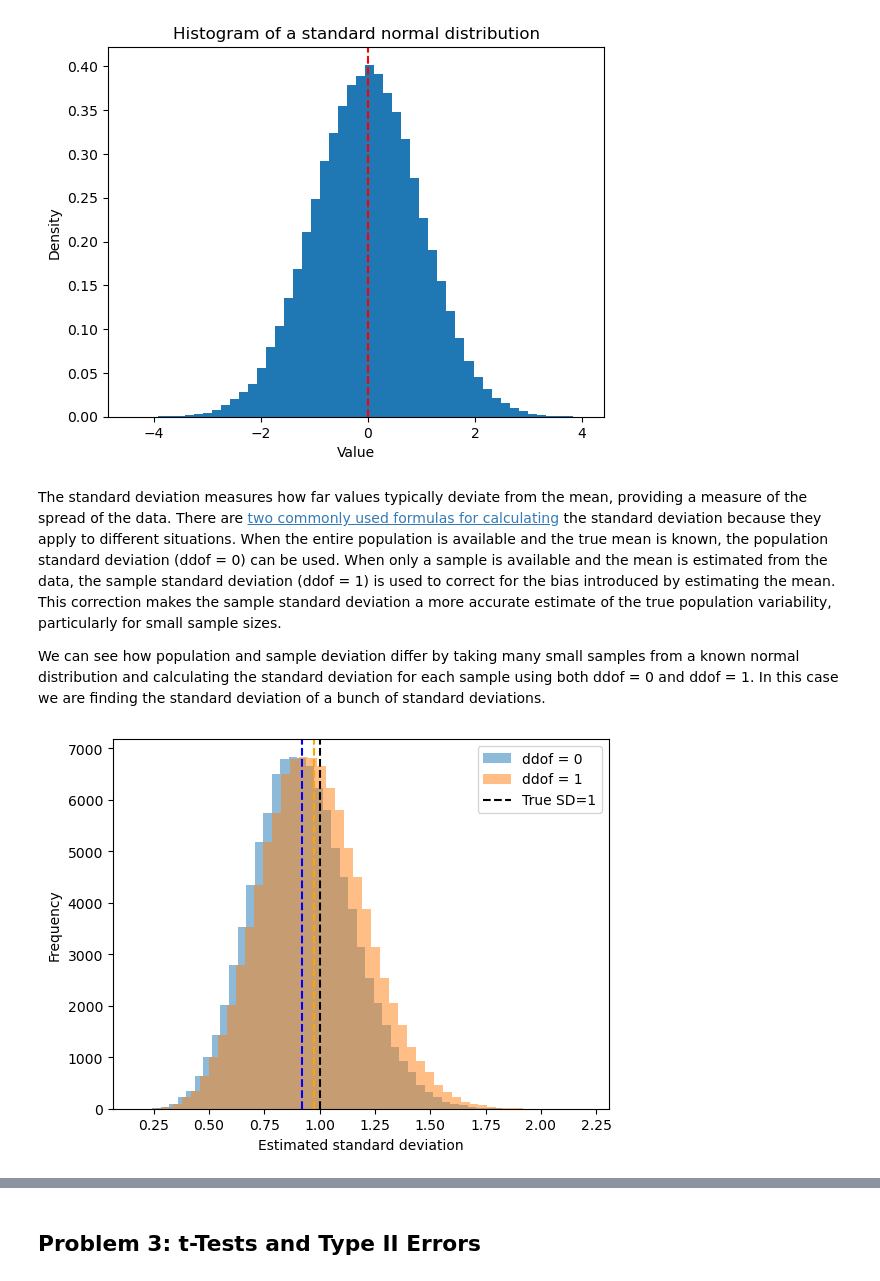
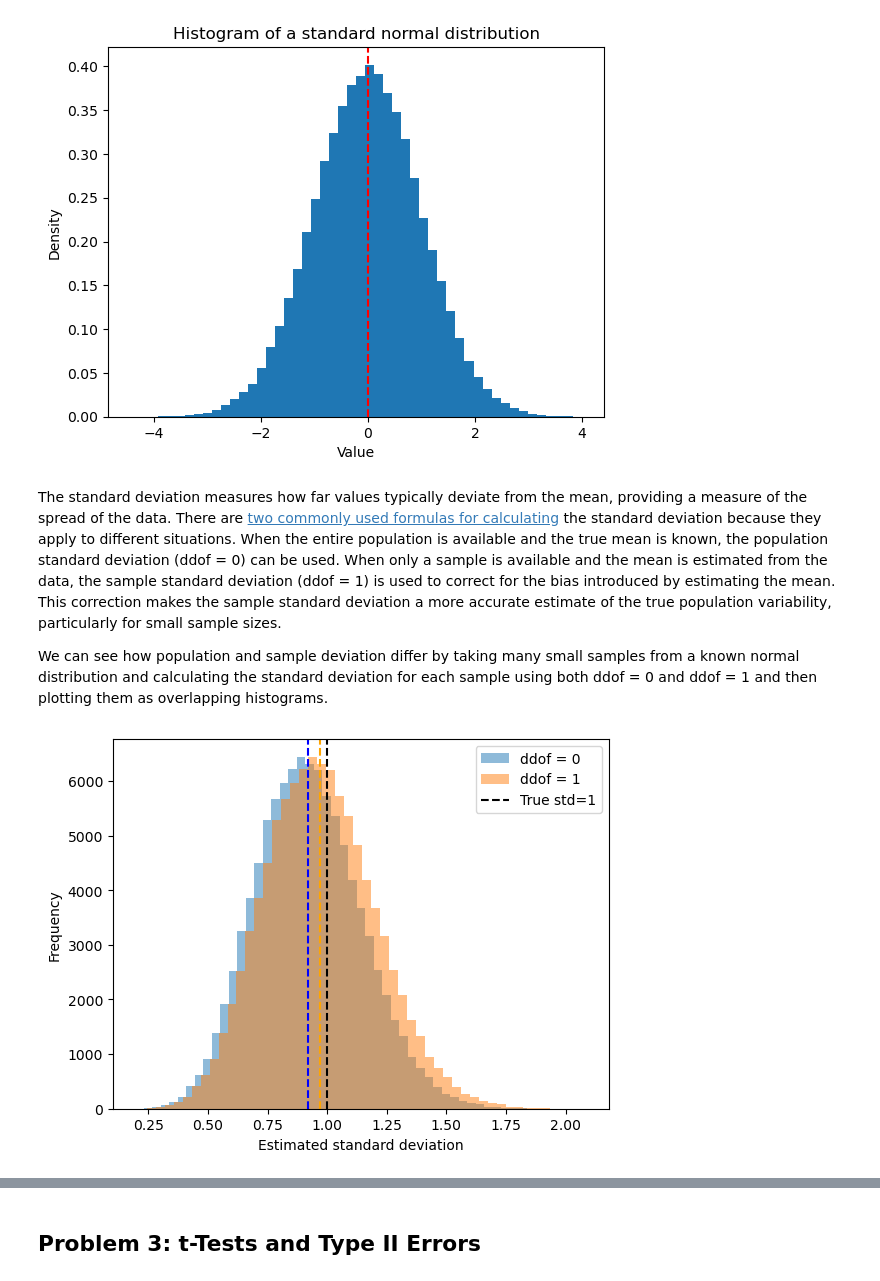
Before and after one commit to morgam7/applied-statistics, a Jupyter notebook: problems.ipynb, the cells around one changed output, grey strips where cells are left out. Saved outputs shown, nothing was run; the diff lists cells and outputs as text; code cells hidden in the pictures.

```diff
--- a/problems.ipynb
+++ b/problems.ipynb
@@ -167,40 +182,35 @@ plt.show()
 # %% [markdown]
 The standard deviation measures how far values typically deviate from the mean, providing a measure of the spread of the data. There are [two commonly used formulas for calculating](https://www.khanacademy.org/math/statistics-probability/summarizing-quantitative-data/variance-standard-deviation-sample/a/population-and-sample-standard-deviation-review) the standard deviation because they apply to different situations. When the entire population is available and the true mean is known, the population standard deviation (ddof = 0) can be used. When only a sample is available and the mean is estimated from the data, the sample standard deviation (ddof = 1) is used to correct for the bias introduced by estimating the mean. This correction makes the sample standard deviation a more accurate estimate of the true population variability, particularly for small sample sizes.
 
-We can see how population and sample deviation differ by taking many small samples from a known normal distribution and calculating the standard deviation for each sample using both ddof = 0 and ddof = 1. In this case we are finding the standard deviation of a bunch of standard deviations.
+We can see how population and sample deviation differ by taking many small samples from a known normal distribution and calculating the standard deviation for each sample using both ddof = 0 and ddof = 1 and then plotting them as overlapping histograms.
 # %%
-import numpy as np
-import matplotlib.pyplot as plt
-
 def SD_simulation(n, n_sim):
-# n_sim = how many times we take a sample and get its SD
+# n_sim = how many times we take a sample and get its std
 # n = how many samples we take each time
 
 # setting up the two data sets we'll be comparing
     sd0 = []
     sd1 = []
 
     for _ in range(n_sim):
-        sample = np.random.normal(0, 1, n) # our normal distribution population with SD of 1
+        sample = np.random.normal(0, 1, n) # our normal distribution population with std of 1
         sd0.append(np.std(sample, ddof=0)) # estimating sample SD with no correction and adding to sd0
         sd1.append(np.std(sample, ddof=1)) # estimating sample SD with correction and adding to sd1
 
 
     # plotting
     plt.hist(sd0, bins=50, alpha=0.5, label="ddof = 0")
     plt.hist(sd1, bins=50, alpha=0.5, label="ddof = 1")
     plt.axvline(np.mean(sd0), color="blue", linestyle="--")
     plt.axvline(np.mean(sd1), color="orange", linestyle="--")
-    plt.axvline(1, color="black", linestyle="--", label="True SD=1")# puts line at the mean for the true SD
+    plt.axvline(1, color="black", linestyle="--", label="True std=1")# puts line at the mean for the true std
 
     plt.xlabel("Estimated standard deviation")
     plt.ylabel("Frequency")
     plt.legend()
     plt.show()
 
-
-
 SD_simulation (10, 100000)
 # %% [output]
-[figure, old version]
+[figure, new version]
 # %% [markdown]
```
Also changed, not shown: parts of 33 cells of this notebook.
